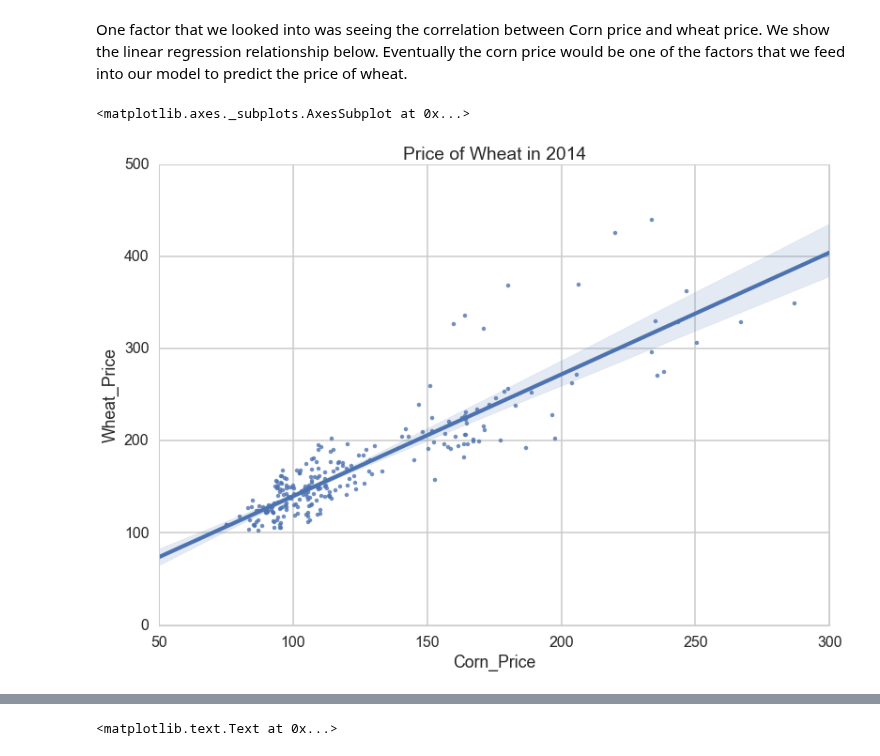
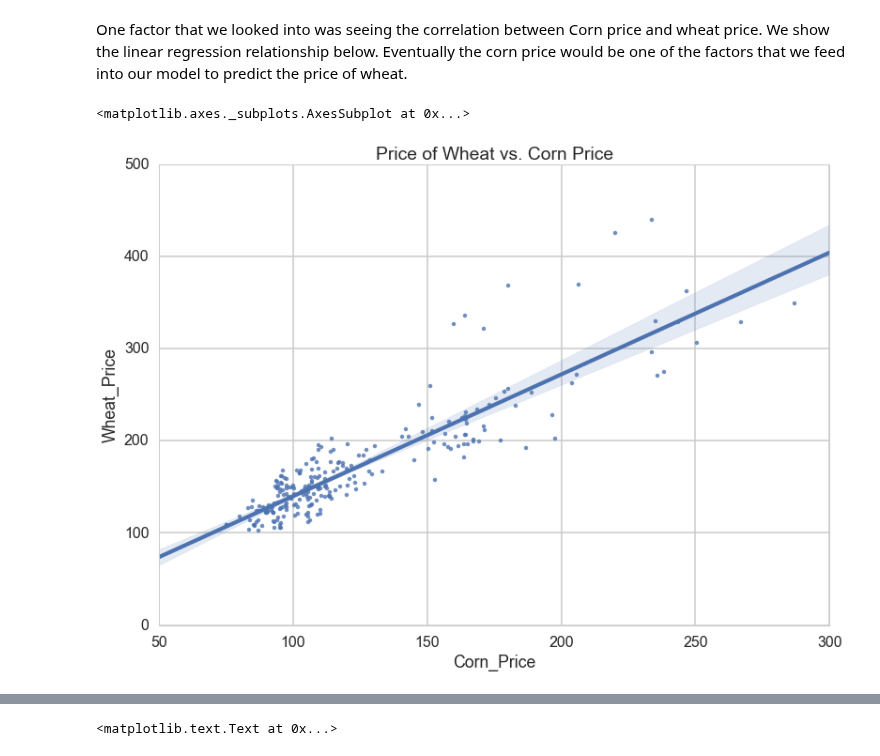
Before and after one commit to dwang953/109-Project, a Jupyter notebook: working_notebooks/NaiveLinearRegression.ipynb, the cells around one changed output, grey strips where cells are left out. Saved outputs shown, nothing was run; the diff lists cells and outputs as text; code cells hidden in the pictures.

```diff
--- a/working_notebooks/NaiveLinearRegression.ipynb
+++ b/working_notebooks/NaiveLinearRegression.ipynb
@@ -65,12 +65,12 @@ One factor that we looked into was seeing the correlation between Corn price and
 # %%
 big_df=pd.read_csv("../cleaned_data/dftouse.csv")
 plt.xlabel('Month')
 plt.ylabel('Price')
-plt.title('Price of Wheat in 2014')
+plt.title('Price of Wheat vs. Corn Price')
 sns.regplot(y="Wheat_Price", x="Corn_Price", data=big_df, fit_reg = True)
 # %% [output]
 <matplotlib.axes._subplots.AxesSubplot at 0x...>
-[figure, old version]
+[figure, new version]
 # %%
 # Import regression modules
 # ols - stands for Ordinary least squares, we'll use this
```
Also changed, not shown: parts of 6 cells of this notebook, 1 other file.
